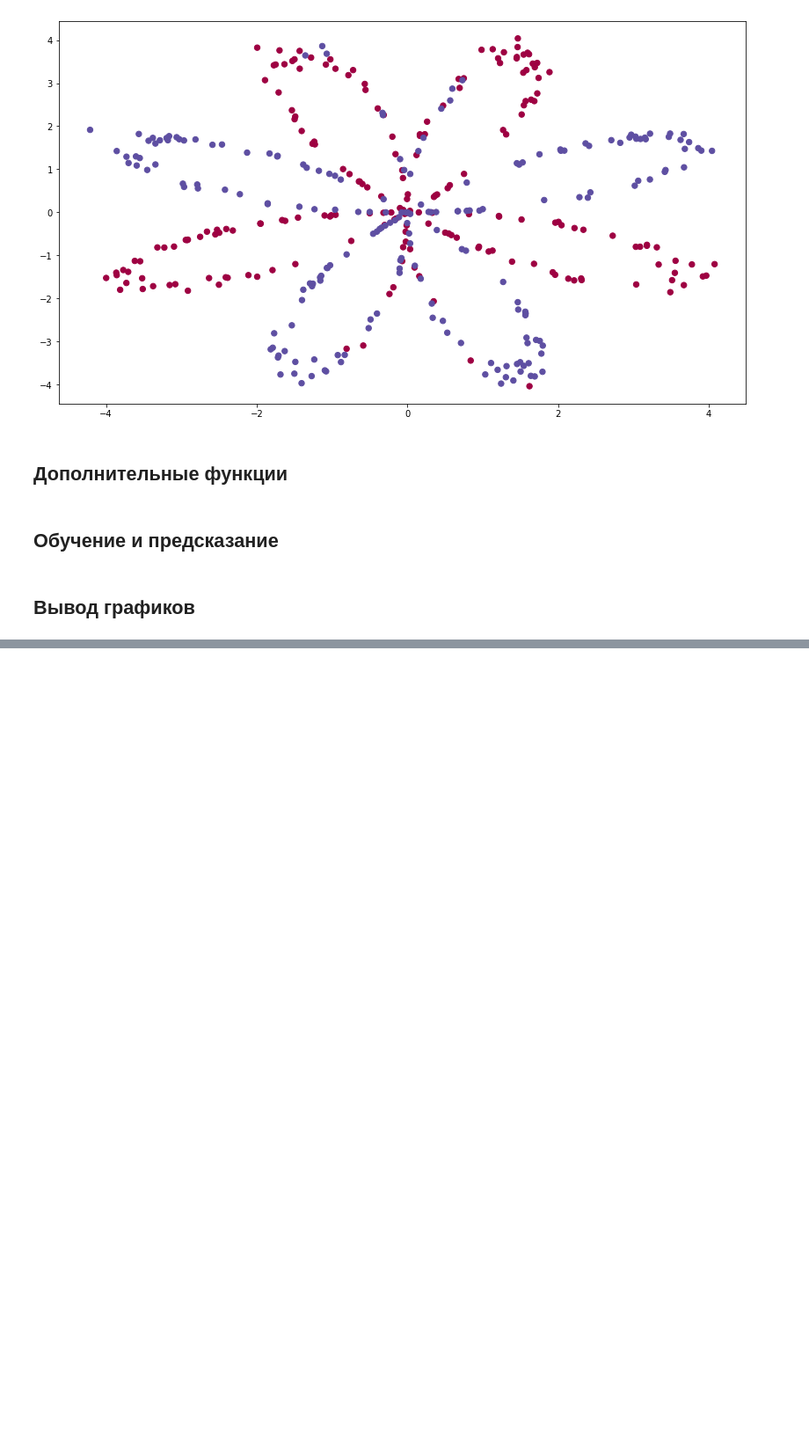
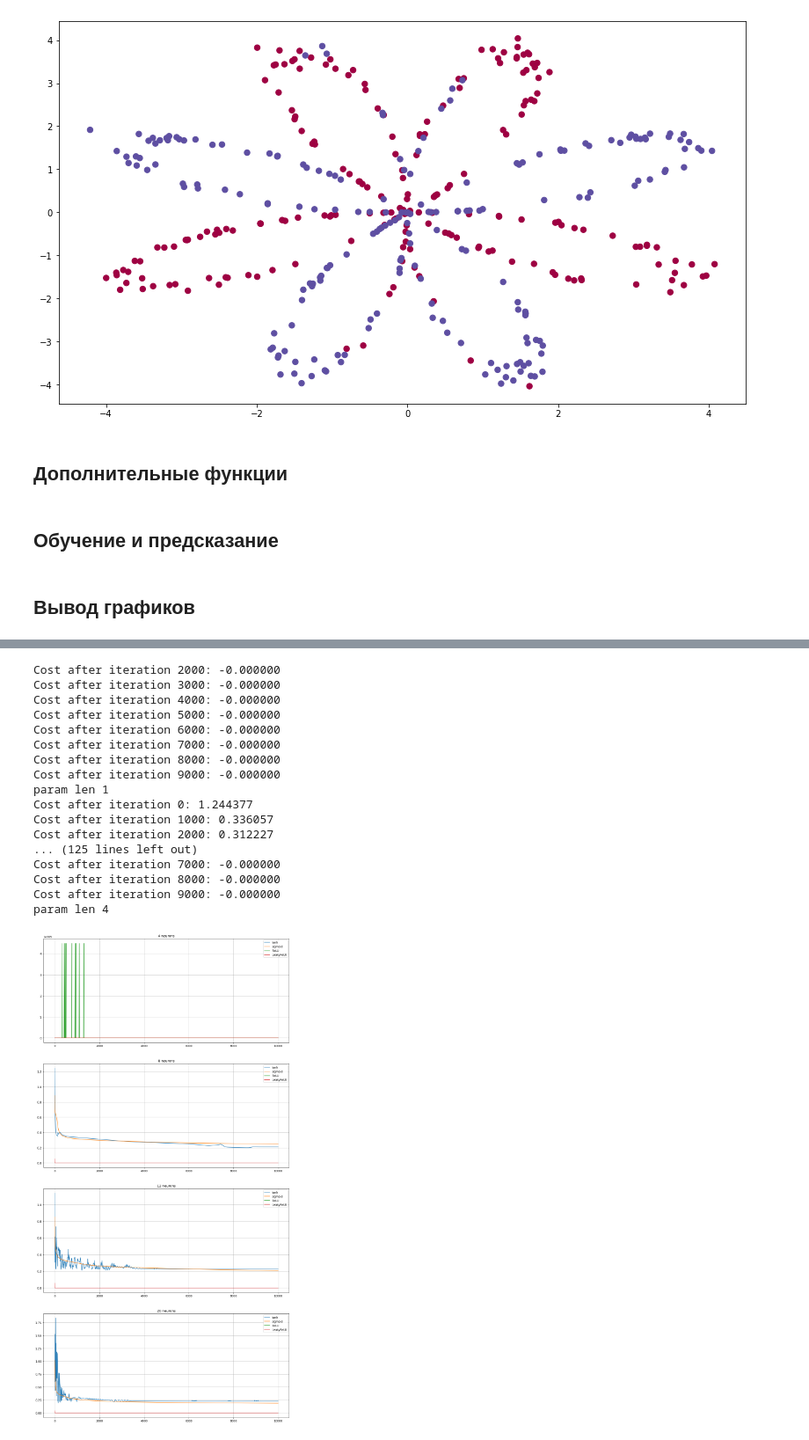
Before and after one commit to jolex007/COS_DL, a Jupyter notebook: 2_HomeWork.ipynb, the cells around one changed output, grey strips where cells are left out. Shown: that part at 88% size. Saved outputs shown, nothing was run; the diff lists cells and outputs as text; code cells hidden in the pictures; blank space fills up the shorter version.

```diff
--- a/2_HomeWork.ipynb
+++ b/2_HomeWork.ipynb
@@ -366,16 +367,3 @@ import pylab
 # %%
 # Частота вывода cost
 costs_iter = 10
-# %%
-# Нормирование cost
-for i in range(len(costs_ReLU)):
-    if i == 0 and costs_ReLU[i] >= 1.2:
-        costs_ReLU[i] = 1.2
-    elif costs_ReLU[i] >= 1.2:
-        costs_ReLU[i] = costs_ReLU[i - 1]
-
-for i in range(len(costs_LeakyReLU)):
-    if i == 0 and costs_LeakyReLU[i] >= 1.2:
-        costs_LeakyReLU[i] = 1.2
-    elif costs_LeakyReLU[i] >= 1.2:
-        costs_LeakyReLU[i] = costs_LeakyReLU[i - 1]
@@ -478,0 +370,43 @@ Cost after iteration 9000: -0.000000
+# %%
+def normalize_params(params):
+    for i, elem in enumerate(params):
+        if i == 0 and elem >= 3.2:
+            elem = 3.2
+        elif elem >= 3.2:
+            elem = params[i - 1]
+# %%
+fig = plt.figure(figsize=(16, 32))
+
+neurons = [4, 8, 12, 20]
+
+tanh_par = []
+sigmoid_par = []
+ReLU_par = []
+LeakyReLU_par = []
+
+activ_functions = [tanh, sigmoid, ReLU, LeakyReLU]
+activ_functions_diff = [tanh_diff, sigmoid_diff, ReLU_diff, LeakyReLU_diff]
+functions_par = [tanh_par, sigmoid_par, ReLU_par, LeakyReLU_par]
+values = ['tanh', 'sigmoid', 'ReLU', 'LeakyReLU']
+
+for pos, neuro in enumerate(neurons):
+    plt.subplot(4, 1, pos + 1)
+
+    for func, func_diff, param in zip(activ_functions, activ_functions_diff, functions_par):
+        param.append(nn_model(X, Y, neuro, func, func_diff,
+                             num_iterations=10000,
+                             learning_rate=1.2,
+                             print_cost=True,
+                             cost_iter=costs_iter))
+
+        normalize_params(param[-1]['costs'])
+
+        print('param len', len(param))
+        plt.plot(list(range(0, len(param[-1]['costs']) * costs_iter, costs_iter)), param[-1]['costs'])
+
+    plt.grid(True)
+    plt.legend(values, loc='upper right')
+    plt.title(f'{neuro} neurons')
+
+plt.show()
+# %% [output]
@@ -479,3 +441,21 @@ Cost after iteration 9000: -0.000000
+Cost after iteration 2000: -0.000000
+Cost after iteration 3000: -0.000000
+Cost after iteration 4000: -0.000000
+Cost after iteration 5000: -0.000000
+Cost after iteration 6000: -0.000000
+Cost after iteration 7000: -0.000000
+Cost after iteration 8000: -0.000000
+Cost after iteration 9000: -0.000000
+param len 1
+Cost after iteration 0: 1.244377
+Cost after iteration 1000: 0.336057
+Cost after iteration 2000: 0.312227
+... (125 lines left out)
+Cost after iteration 7000: -0.000000
+Cost after iteration 8000: -0.000000
+Cost after iteration 9000: -0.000000
+param len 4
+[figure, added]
 # %%
 # Отрисуем вывод нейросети на плоскости
 plot_decision_boundary(lambda x: predict(parameters_LeakyReLU, x.T, LeakyReLU), X, Y)
```
Also changed, not shown: parts of 3 cells of this notebook.
